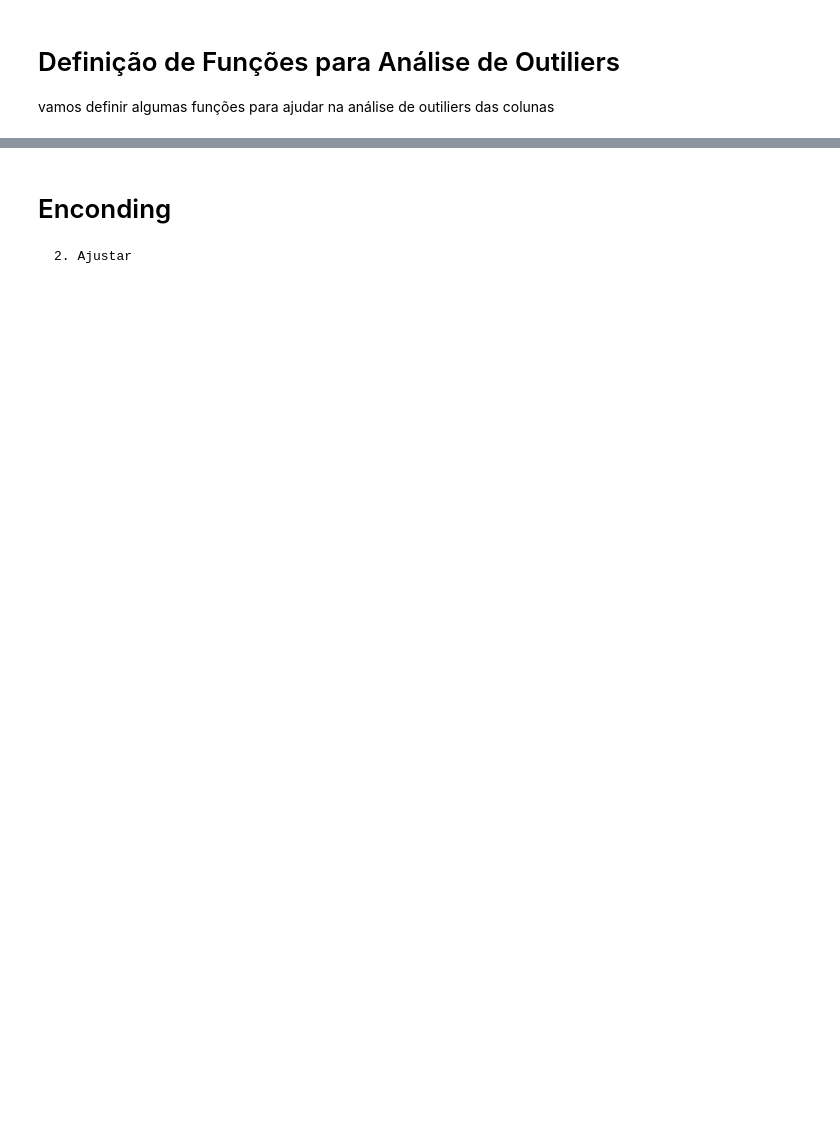
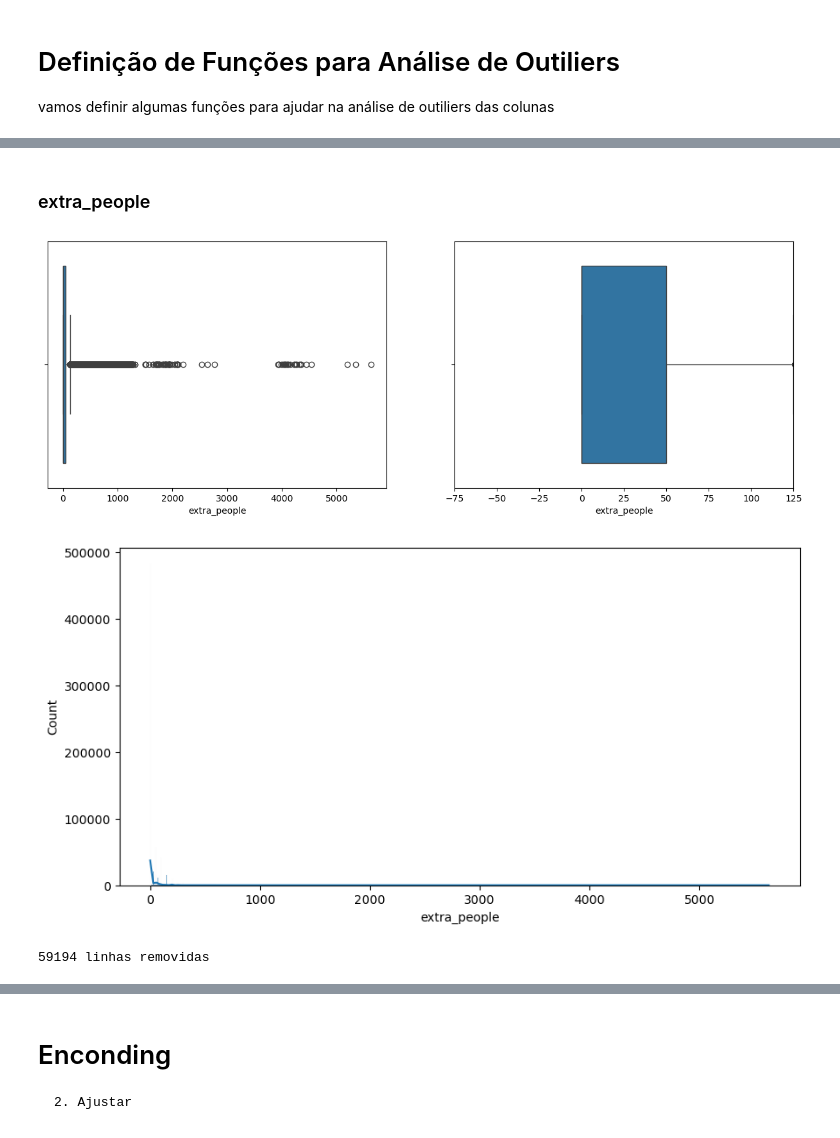
Before and after one commit to jhonatanpaz95/Airbnb-Rio, a Jupyter notebook: airbnb-rio.ipynb, the cells around one changed output, grey strips where cells are left out. Saved outputs shown, nothing was run; the diff lists cells and outputs as text; code cells hidden in the pictures; blank space fills up the shorter version.

```diff
--- a/airbnb-rio.ipynb
+++ b/airbnb-rio.ipynb
@@ -273,0 +304,14 @@ histograma(base_airbnb_df['price'])
+# %% [markdown]
+### extra_people
+# %%
+diagrama_caixa(base_airbnb_df['extra_people'])
+histograma(base_airbnb_df['extra_people'])
+# %% [output]
+[figure, added]
+[figure, added]
+# %%
+#exclui outliers
+base_airbnb_df, linhas_removidas = excluir_outliers(base_airbnb_df, 'extra_people')
+print('{} linhas removidas'.format(linhas_removidas))
+# %% [output]
+59194 linhas removidas
```
Also changed, not shown: parts of 43 cells of this notebook.
